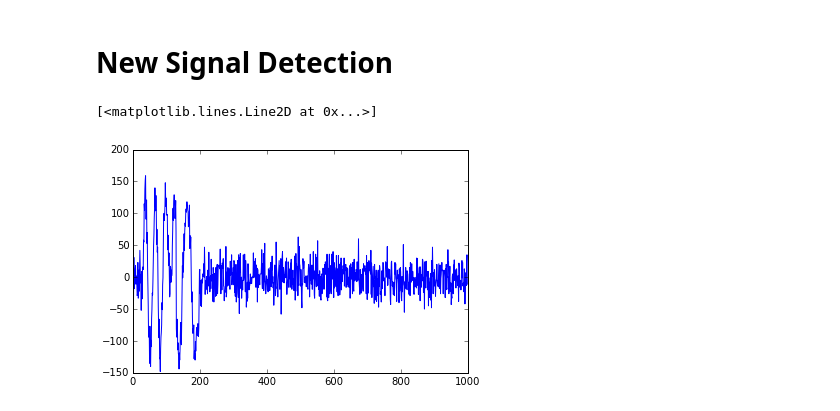
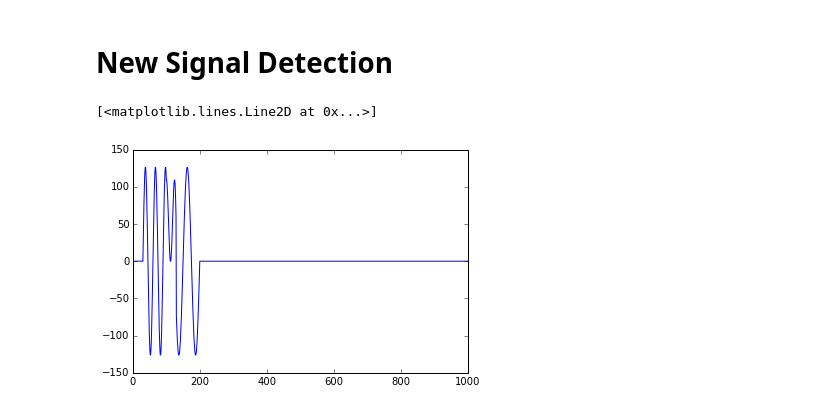
Before and after one commit to niccokunzmann/positioning_system, a Jupyter notebook: signal_detection.ipynb, the cells around one changed output. Saved outputs shown, nothing was run; the diff lists cells and outputs as text; code cells hidden in the pictures.

```diff
--- a/signal_detection.ipynb
+++ b/signal_detection.ipynb
@@ -238,29 +241,29 @@ def sin_cos(N):
 # %%
 def noise(gitter):
     return random.gauss(0, gitter)
 
  # number of full cycles
 
 def generate_signal(signals, gitter = 0, samples_number = 1000):
     s = list(signals)
-    s.sort()
+    s.sort(key = lambda t: t[1])
     add = []
     samples = []
     for i in range(samples_number):
         sample = int(noise(gitter))
-        while s and i == s[0][0]:
-            add.append(sin_cos(s.pop(0)[1])[0])
+        while s and i == s[0][1]:
+            add.append(sin_cos(s.pop(0)[0])[0])
         for a in add[:]:
             sample += a.pop(0)
             if not a:
                 add.remove(a)
         samples.append(sample)
     return samples
 
-plt.plot(generate_signal([[30, 30], [100, 50]], 20))
+plt.plot(generate_signal([[30, 30], [50, 100]], 0))
 # %% [output]
 [<matplotlib.lines.Line2D at 0x...>]
-[figure, old version]
+[figure, new version]
 # %%
 def detect_signal_stream(samples, N):
     signal_sin, signal_cos = sin_cos(N)
```
Also changed, not shown: parts of 7 cells of this notebook, 10 other files.
